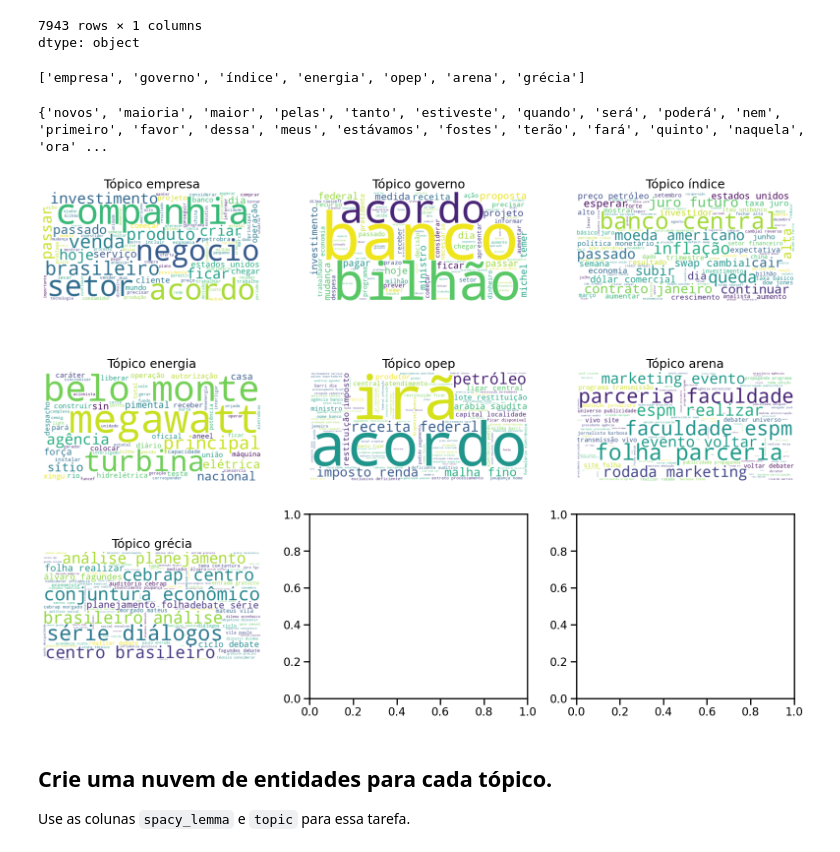
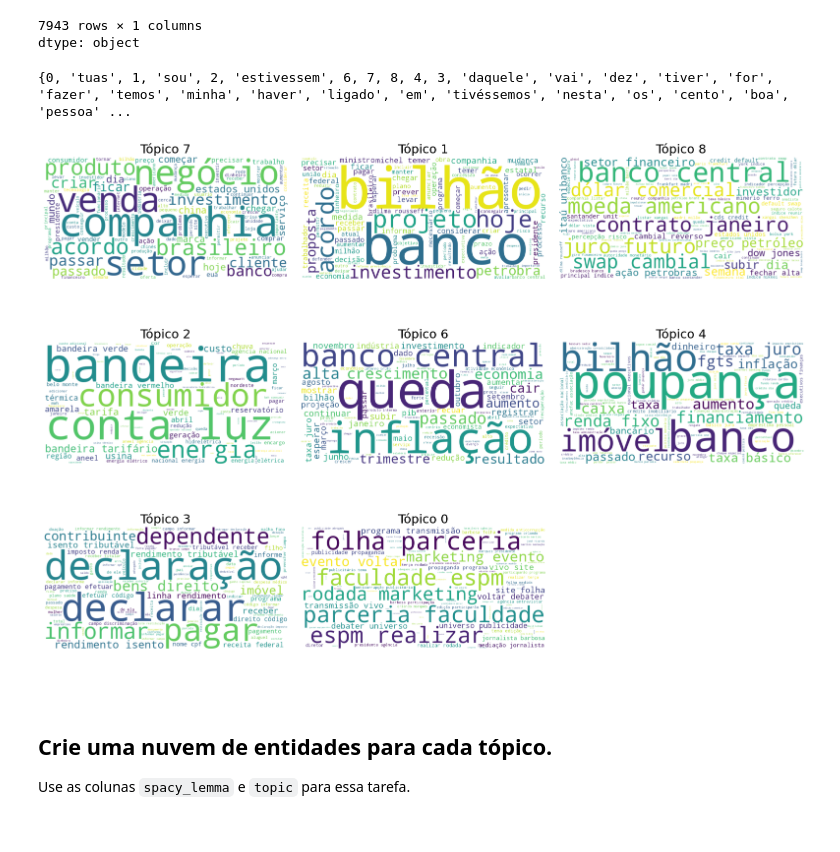
Before and after one commit to pmneto/pd_nlp, a Jupyter notebook: Projeto_de_Disciplina_de_Text_Mining.ipynb, the cells around one changed output. Drawn from its saved outputs; the diff is of its cells as text; code cells hidden in the pictures.

```diff
--- a/Projeto_de_Disciplina_de_Text_Mining.ipynb
+++ b/Projeto_de_Disciplina_de_Text_Mining.ipynb
@@ -409,12 +405,9 @@ def get_topic(tfidf: np.array):
     Get topic for a lda trained model
     """
     # Escreva seu código aqui
-    topic_d = lda.transform(tfidf.reshape(1,-1))
+    topic_d = lda.transform(tfidf.reshape(1, -1))
     bt_idx = topic_d.argmax()
-    t_features_ind = lda.components_[bt_idx].argsort()[::-1]
-    t_features = [dtm.columns[idx] for idx in t_features_ind]
-    best_t = t_features[0]
-    return best_t
+    return bt_idx
 
 news_2016['topic'] = news_2016.tfidf.progress_map(get_topic)
 # %%
@@ -466,17 +460,13 @@ news_2016['spacy_ner']
 | 94314 | [Eletronuclear, Engevix, Operação... |
 7943 rows × 1 columns
 dtype: object
-# %%
-list(news_2016['topic'].unique())
-# %% [output]
-['empresa', 'governo', 'índice', 'energia', 'opep', 'arena', 'grécia']
 # %%
 sw = stopwords()
 sw_add = ['arena','mariana','ficha','país','idade','ano','afirmar','barril','empresa','governo','mercado','brasil','pessoa','caso'] + list(news_2016['topic'].unique())
 sw = sw.union(sw_add)
 print(sw)
 # %% [output]
-{'novos', 'maioria', 'maior', 'pelas', 'tanto', 'estiveste', 'quando', 'será', 'poderá', 'nem', 'primeiro', 'favor', 'dessa', 'meus', 'estávamos', 'fostes', 'terão', 'fará', 'quinto', 'naquela', 'ora' ...
+{0, 'tuas', 1, 'sou', 2, 'estivessem', 6, 7, 8, 4, 3, 'daquele', 'vai', 'dez', 'tiver', 'for', 'fazer', 'temos', 'minha', 'haver', 'ligado', 'em', 'tivéssemos', 'nesta', 'os', 'cento', 'boa', 'pessoa' ...
 # %%
 def plot_wordcloud(text:str, ax:plt.Axes) -> plt.Axes:
     """
@@ -501,38 +491,54 @@ def plot_wordcloud(text:str, ax:plt.Axes) -> plt.Axes:
 
 def plot_wordcloud_for_a_topic(topic:str, ax:plt.Axes) -> plt.Axes:
     topic_news = news_2016[news_2016['topic'] == topic]
     list_of_words = chain(*topic_news.spacy_lemma.values.tolist())
     list_of_words = [word for word in list_of_words if word.lower() not in sw]
     string_complete = ' '.join(list_of_words)
     if not string_complete:
         return None
     return plot_wordcloud(string_complete, ax)
 
 fig, axis = plt.subplots(3, 3, figsize=(16, 12))
 
 
 unique_topics = news_2016['topic'].unique()
+eixos_utilizados = []
 
 for idx, (topic, ax) in enumerate(zip(unique_topics, axis.flatten())):
   ax_ = plot_wordcloud_for_a_topic(topic, ax)
+
   if ax_ is None:
-    plt.delaxes(ax)
-    continue
-  ax.set_title(f"Tópico {topic}")
+    ax.imshow(np.ones((10, 10, 3)), interpolation='nearest', cmap='gray')
+    ax.axis('off')
+    ax.set_title('Sem dados')
+  else:
+    ax.set_title(f"Tópico {topic}")
+
+    eixos_utilizados.append(ax)
+
+
+for ax in axis.flatten()[len(unique_topics):]:
+
+    if ax not in eixos_utilizados:
+        ax.imshow(np.ones((10, 10, 3)), interpolation='nearest', cmap='gray')
+        ax.axis('off')
+
+
+
 fig.tight_layout()
-
+plt.show()
 
 
 ##axis_  = axis.flatten()
 ##for idx, ax in enumerate(axis_):
 ##    ax_ = plot_wordcloud_for_a_topic(idx + 1, ax)
 ##    if ax_ is None:
 ##        plt.delaxes(ax)
 ##        continue
 ##    ax.set_title(f"Tópico {idx + 1}")
 ##fig.tight_layout()
 # %% [output]
-[figure, old version]
+[figure, new version]
 # %% [markdown]
 ## Crie uma nuvem de entidades para cada tópico.
 
```
Also changed, not shown: parts of 8 cells of this notebook.
